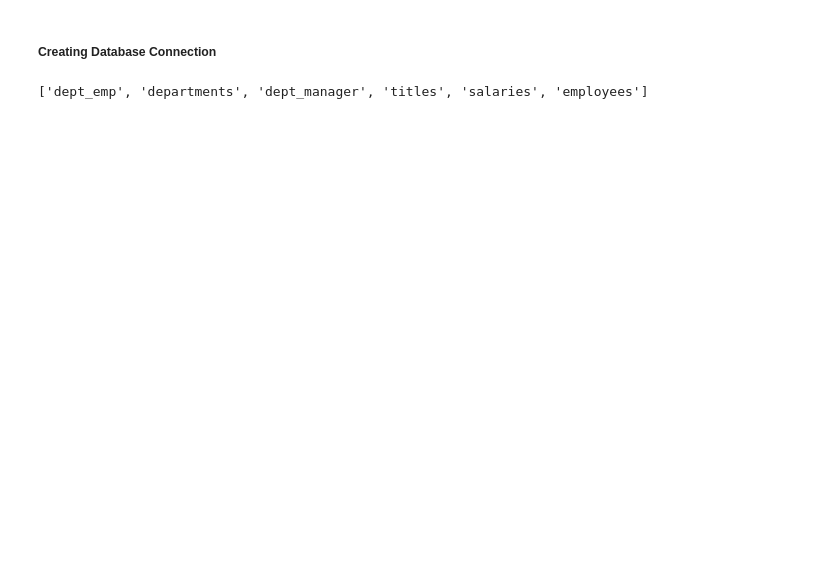
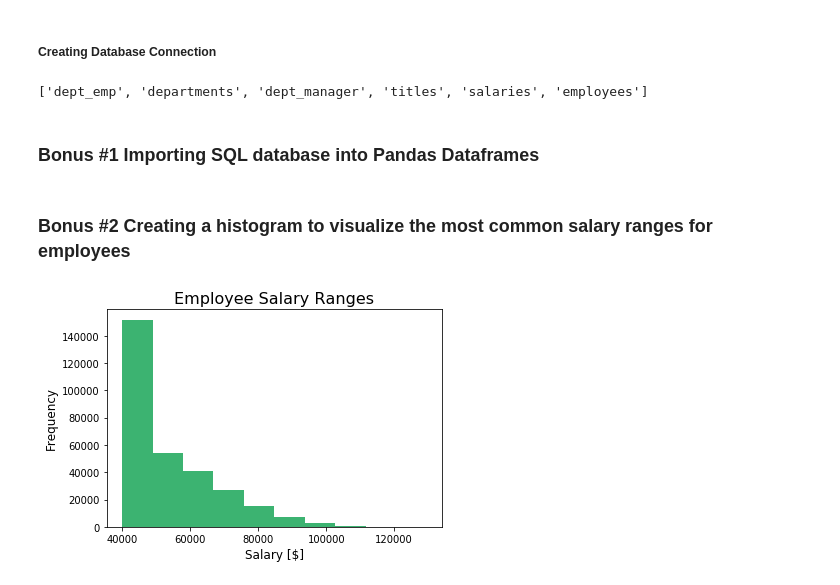
Before and after one commit to Levirdz/sql-challenge, a Jupyter notebook: EmployeeSQL/bonus.ipynb, the cells around one changed output. Saved outputs shown, nothing was run; the diff lists cells and outputs as text; code cells hidden in the pictures; blank space fills up the shorter version.

```diff
--- a/EmployeeSQL/bonus.ipynb
+++ b/EmployeeSQL/bonus.ipynb
@@ -13,3 +17,26 @@ engine = create_engine(f'postgresql://{connection_string}')
 engine.table_names()
 # %% [output]
 ['dept_emp', 'departments', 'dept_manager', 'titles', 'salaries', 'employees']
+# %% [markdown]
+### Bonus #1 Importing SQL database into Pandas Dataframes
+# %%
+dept_emp_df = pd.read_sql_table("dept_emp", con = engine)
+departments_df = pd.read_sql_table("departments", con = engine)
+dept_manager_df = pd.read_sql_table("dept_manager", con = engine)
+titles_df = pd.read_sql_table("titles", con = engine)
+salaries_df = pd.read_sql_table("salaries", con = engine)
+employees_df = pd.read_sql_table("employees", con = engine)
+# %% [markdown]
+### Bonus #2 Creating a histogram to visualize the most common salary ranges for employees
+# %%
+# Extracting series to generate plot
+salaries = salaries_df["salary"]
+
+# Generating plot
+plt.hist(salaries, color = "mediumseagreen")
+plt.title("Employee Salary Ranges", fontsize = 16)
+plt.xlabel("Salary [$]", fontsize = 12)
+plt.ylabel("Frequency", fontsize = 12)
+plt.show()
+# %% [output]
+[figure, added]
```
Also changed, not shown: parts of 8 cells of this notebook.
